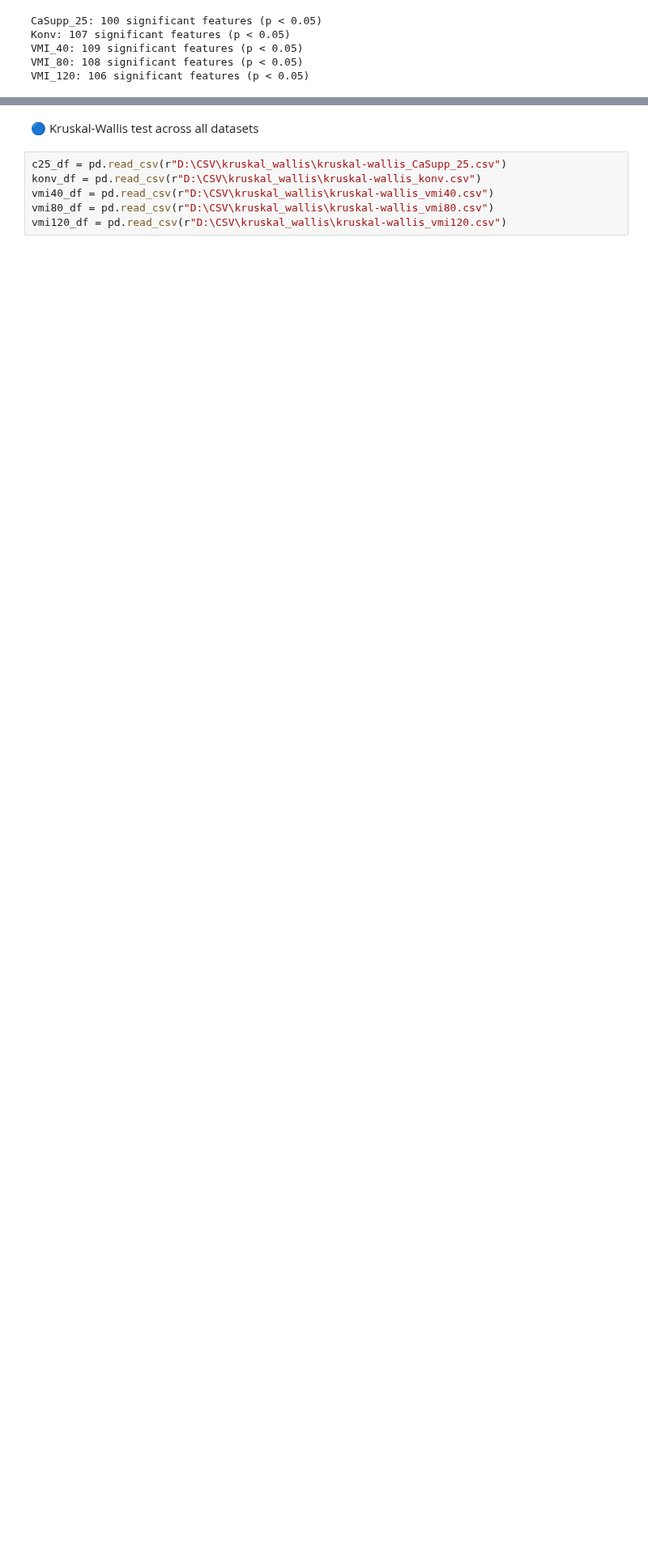
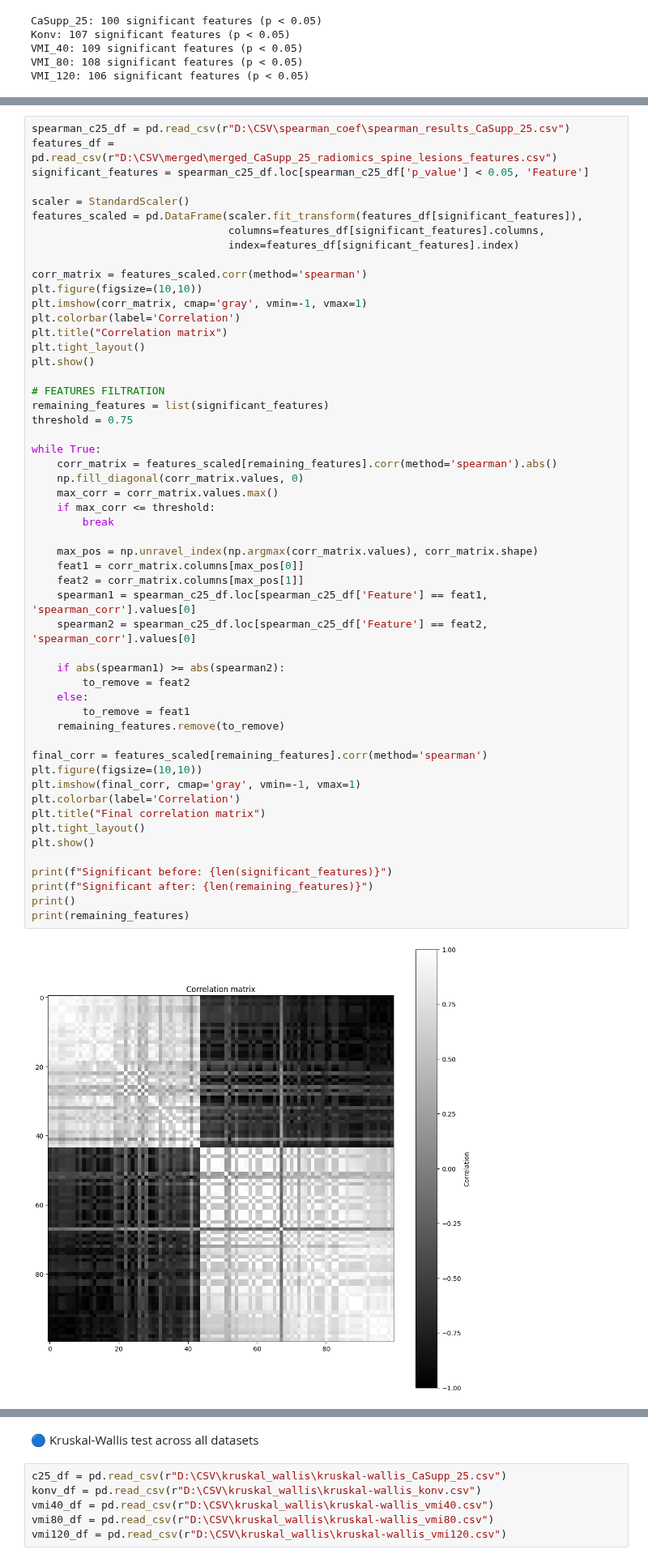
Before and after one commit to lukas1110/Analysis-of-multiple-myelomas-from-dual-CT, a Jupyter notebook: data_analysis/significant_analysis_features_clinical.ipynb, the cells around one changed output, grey strips where cells are left out. Shown at 81% size. Saved outputs shown, nothing was run; the diff lists cells and outputs as text; blank space fills up the shorter version.

Commit message:
Corr of significant features -> feature filtration.

```diff
--- a/data_analysis/significant_analysis_features_clinical.ipynb
+++ b/data_analysis/significant_analysis_features_clinical.ipynb
@@ -61,0 +67,55 @@ VMI_120: 106 significant features (p < 0.05)
+# %%
+spearman_c25_df = pd.read_csv(r"D:\CSV\spearman_coef\spearman_results_CaSupp_25.csv")
+features_df = pd.read_csv(r"D:\CSV\merged\merged_CaSupp_25_radiomics_spine_lesions_features.csv")
+significant_features = spearman_c25_df.loc[spearman_c25_df['p_value'] < 0.05, 'Feature']
+
+scaler = StandardScaler()
+features_scaled = pd.DataFrame(scaler.fit_transform(features_df[significant_features]),
+                               columns=features_df[significant_features].columns,
+                               index=features_df[significant_features].index)
+
+corr_matrix = features_scaled.corr(method='spearman')
+plt.figure(figsize=(10,10))
+plt.imshow(corr_matrix, cmap='gray', vmin=-1, vmax=1)
+plt.colorbar(label='Correlation')
+plt.title("Correlation matrix")
+plt.tight_layout()
+plt.show()
+
+# FEATURES FILTRATION
+remaining_features = list(significant_features)
+threshold = 0.75
+
+while True:
+    corr_matrix = features_scaled[remaining_features].corr(method='spearman').abs()
+    np.fill_diagonal(corr_matrix.values, 0)
+    max_corr = corr_matrix.values.max()
+    if max_corr <= threshold:
+        break
+
+    max_pos = np.unravel_index(np.argmax(corr_matrix.values), corr_matrix.shape)
+    feat1 = corr_matrix.columns[max_pos[0]]
+    feat2 = corr_matrix.columns[max_pos[1]]
+    spearman1 = spearman_c25_df.loc[spearman_c25_df['Feature'] == feat1, 'spearman_corr'].values[0]
+    spearman2 = spearman_c25_df.loc[spearman_c25_df['Feature'] == feat2, 'spearman_corr'].values[0]
+
+    if abs(spearman1) >= abs(spearman2):
+        to_remove = feat2
+    else:
+        to_remove = feat1
+    remaining_features.remove(to_remove)
+
+final_corr = features_scaled[remaining_features].corr(method='spearman')
+plt.figure(figsize=(10,10))
+plt.imshow(final_corr, cmap='gray', vmin=-1, vmax=1)
+plt.colorbar(label='Correlation')
+plt.title("Final correlation matrix")
+plt.tight_layout()
+plt.show()
+
+print(f"Significant before: {len(significant_features)}")
+print(f"Significant after: {len(remaining_features)}")
+print()
+print(remaining_features)
+# %% [output]
+[figure, added]
```
Also changed, not shown: parts of 5 cells of this notebook, 3 other files.
